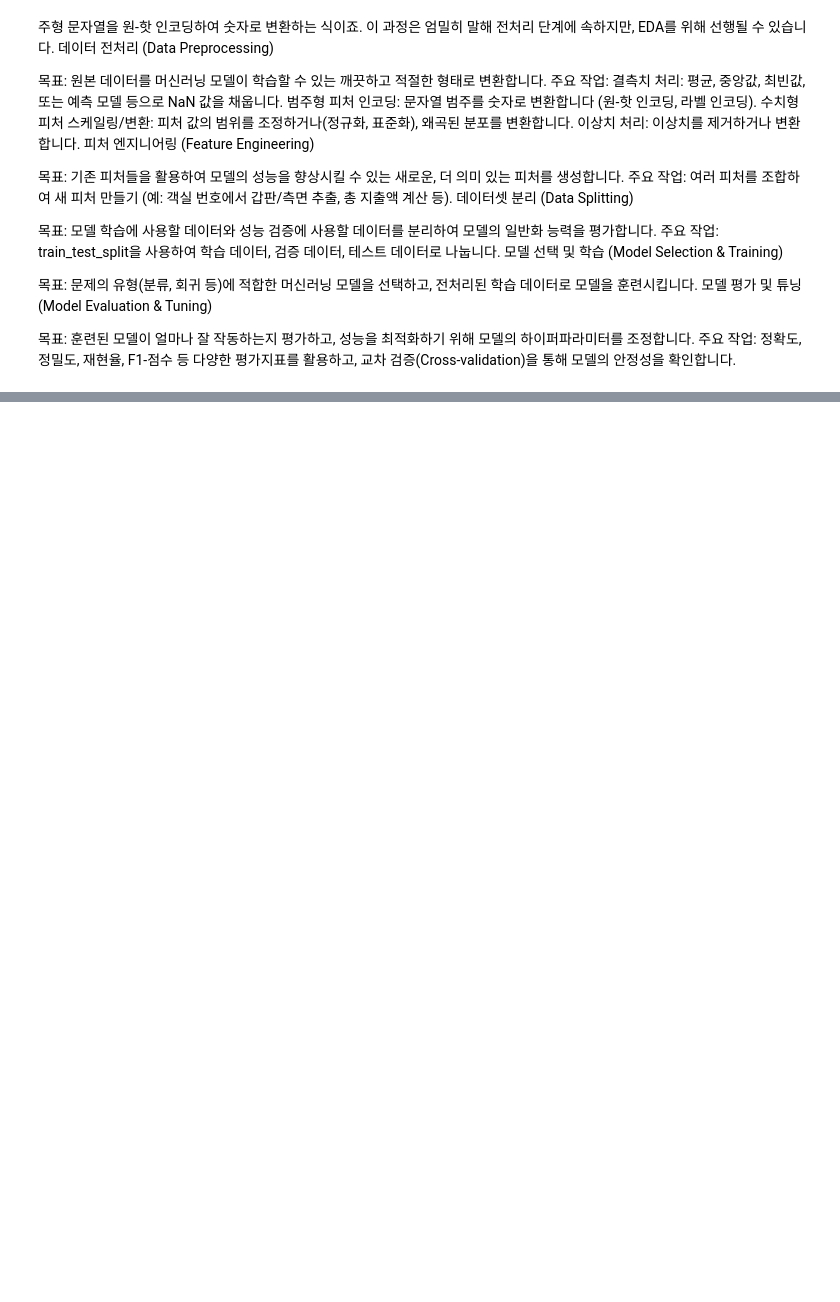
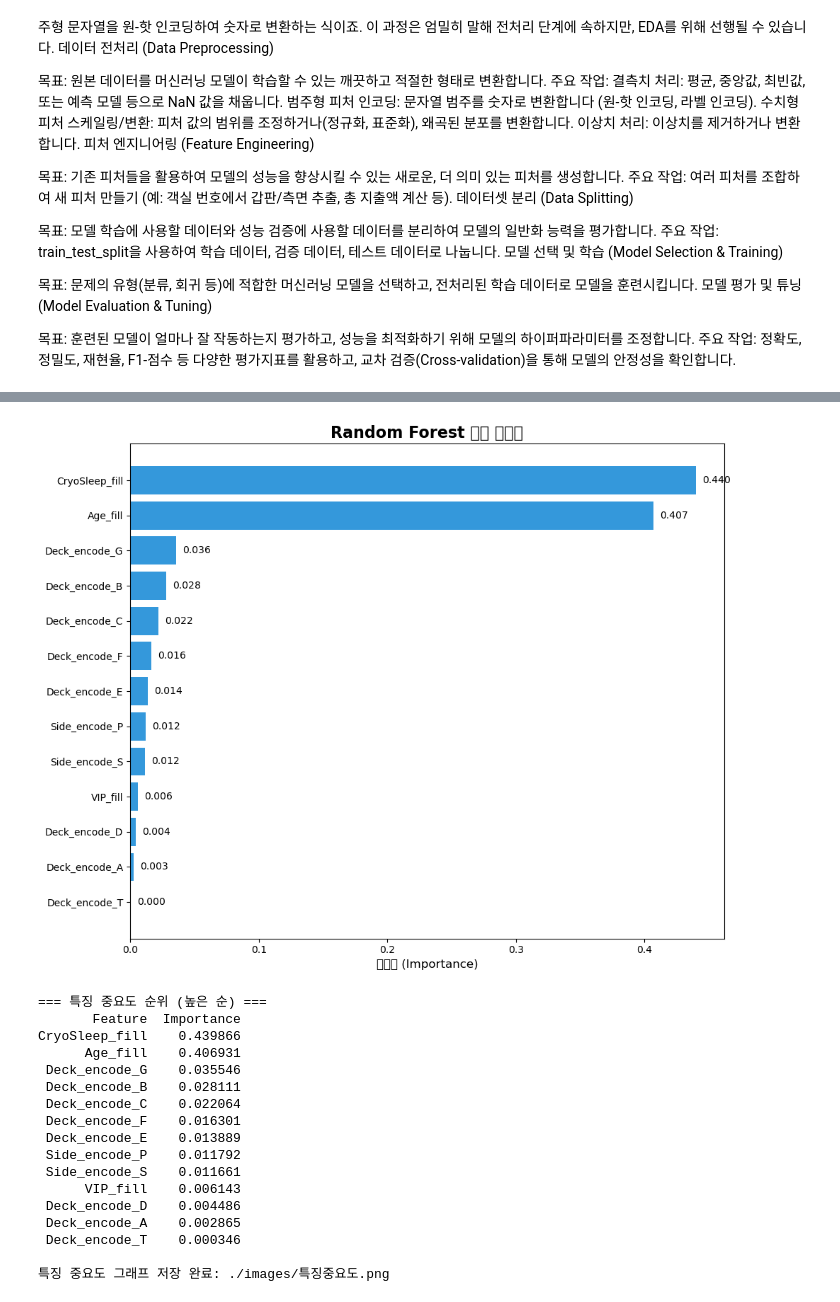
Before and after one commit to dino92-ys/kaggle-projects, a Jupyter notebook: spaceship-titanic/space_titanic.ipynb, the cells around one changed output, grey strips where cells are left out. Saved outputs shown, nothing was run; the diff lists cells and outputs as text; code cells hidden in the pictures; blank space fills up the shorter version.

```diff
--- a/spaceship-titanic/space_titanic.ipynb
+++ b/spaceship-titanic/space_titanic.ipynb
@@ -306,0 +466,43 @@ target.info()
+# %%
+# 7.4. 특징 중요도 분석 (Random Forest)
+feature_importance = pd.DataFrame({
+    'Feature': cols_correnct,
+    'Importance': model.feature_importances_
+}).sort_values('Importance', ascending=True)
+
+fig, ax = plt.subplots(figsize=(10, 8))
+bars = ax.barh(feature_importance['Feature'], feature_importance['Importance'], color='#3498db')
+ax.set_xlabel('중요도 (Importance)', fontsize=12)
+ax.set_title('Random Forest 특징 중요도', fontsize=16, fontweight='bold')
+
+# 값 표시
+for bar, val in zip(bars, feature_importance['Importance']):
+    ax.text(val + 0.005, bar.get_y() + bar.get_height()/2,
+            f'{val:.3f}', va='center', fontsize=10)
+
+plt.tight_layout()
+plt.savefig('./images/특징중요도.png', dpi=300, bbox_inches='tight')
+plt.show()
+
+print("=== 특징 중요도 순위 (높은 순) ===")
+print(feature_importance.sort_values('Importance', ascending=False).to_string(index=False))
+print("\n특징 중요도 그래프 저장 완료: ./images/특징중요도.png")
+# %% [output]
+[figure, added]
+=== 특징 중요도 순위 (높은 순) ===
+       Feature  Importance
+CryoSleep_fill    0.439866
+      Age_fill    0.406931
+ Deck_encode_G    0.035546
+ Deck_encode_B    0.028111
+ Deck_encode_C    0.022064
+ Deck_encode_F    0.016301
+ Deck_encode_E    0.013889
+ Side_encode_P    0.011792
+ Side_encode_S    0.011661
+      VIP_fill    0.006143
+ Deck_encode_D    0.004486
+ Deck_encode_A    0.002865
+ Deck_encode_T    0.000346
+
+특징 중요도 그래프 저장 완료: ./images/특징중요도.png
```
Also changed, not shown: parts of 7 cells of this notebook, 6 other files.
